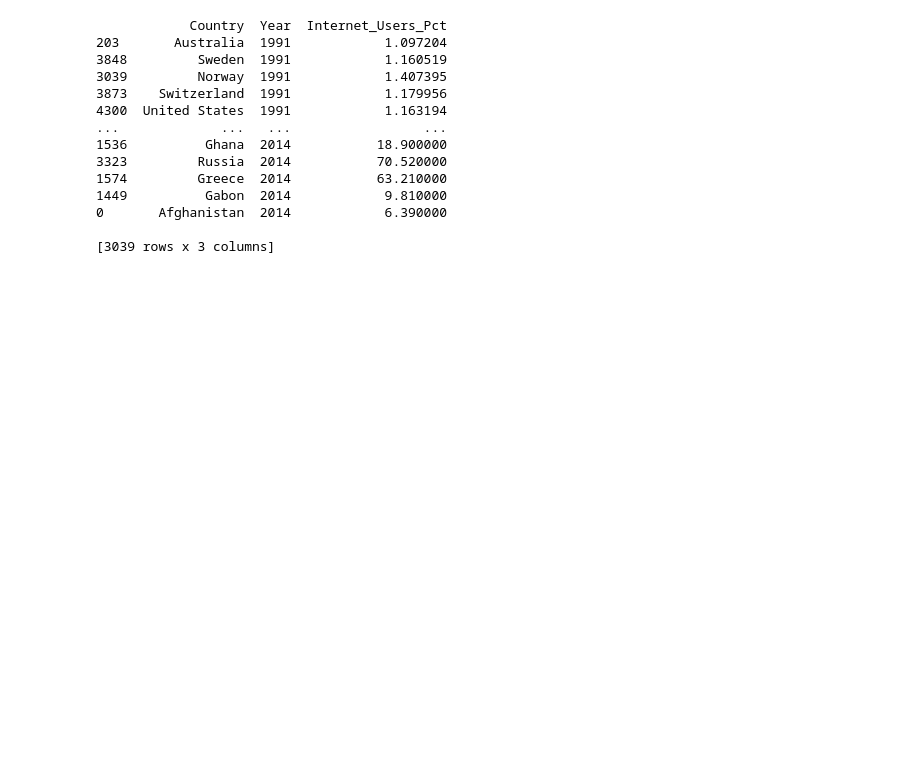
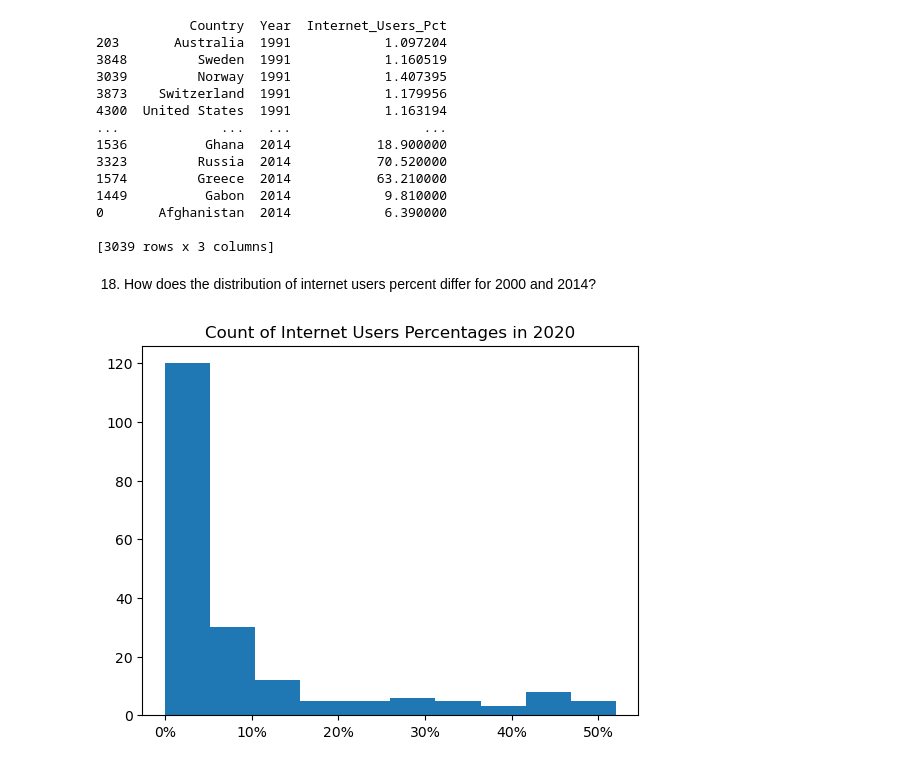
Before and after one commit to CaitlinC91/gdp-and-internet-usage-CaitlinC91, a Jupyter notebook: notebooks/un_gdp_internet_project.ipynb, the cells around one changed output. Saved outputs shown, nothing was run; the diff lists cells and outputs as text; code cells hidden in the pictures; blank space fills up the shorter version.

```diff
--- a/notebooks/un_gdp_internet_project.ipynb
+++ b/notebooks/un_gdp_internet_project.ipynb
@@ -301,3 +301,17 @@ print(non_zero.sort_values(['Year']))
 0       Afghanistan  2014            6.390000
 
 [3039 rows x 3 columns]
+# %% [markdown]
+18. How does the distribution of internet users percent differ for 2000 and 2014?
+# %%
+#Massive influx of internet users from 2000 - 2014
+
+int_pct_2000 = internet_df[internet_df['Year'] == 2000]
+int_pct_2014 = internet_df[internet_df['Year'] == 2014]
+
+plt.hist(int_pct_2000['Internet_Users_Pct'])
+plt.title('Count of Internet Users Percentages in 2020')
+plt.xticks([0,10,20,30,40,50], ['0%','10%','20%','30%','40%','50%'])
+plt.show()
+# %% [output]
+[figure, added]
```
Also changed, not shown: parts of 1 cell of this notebook.
